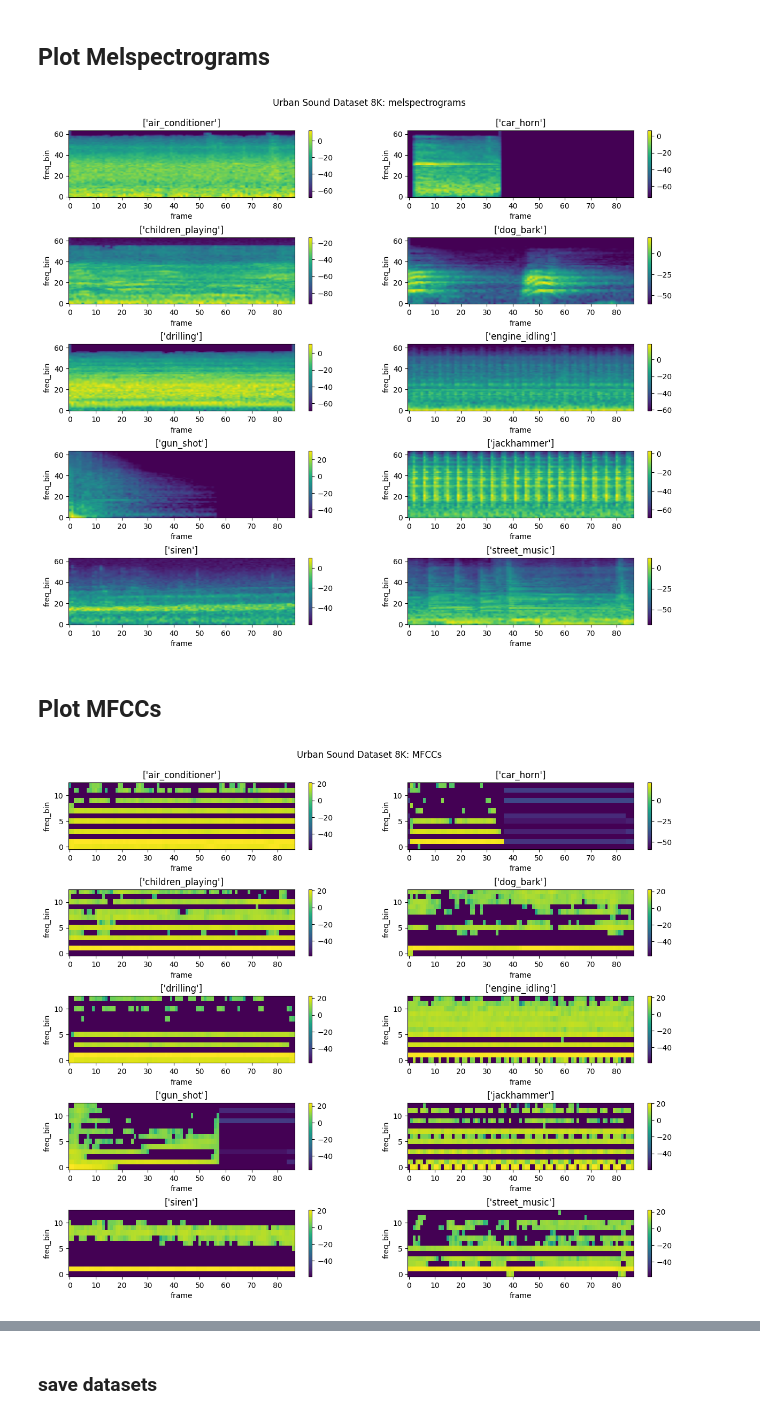
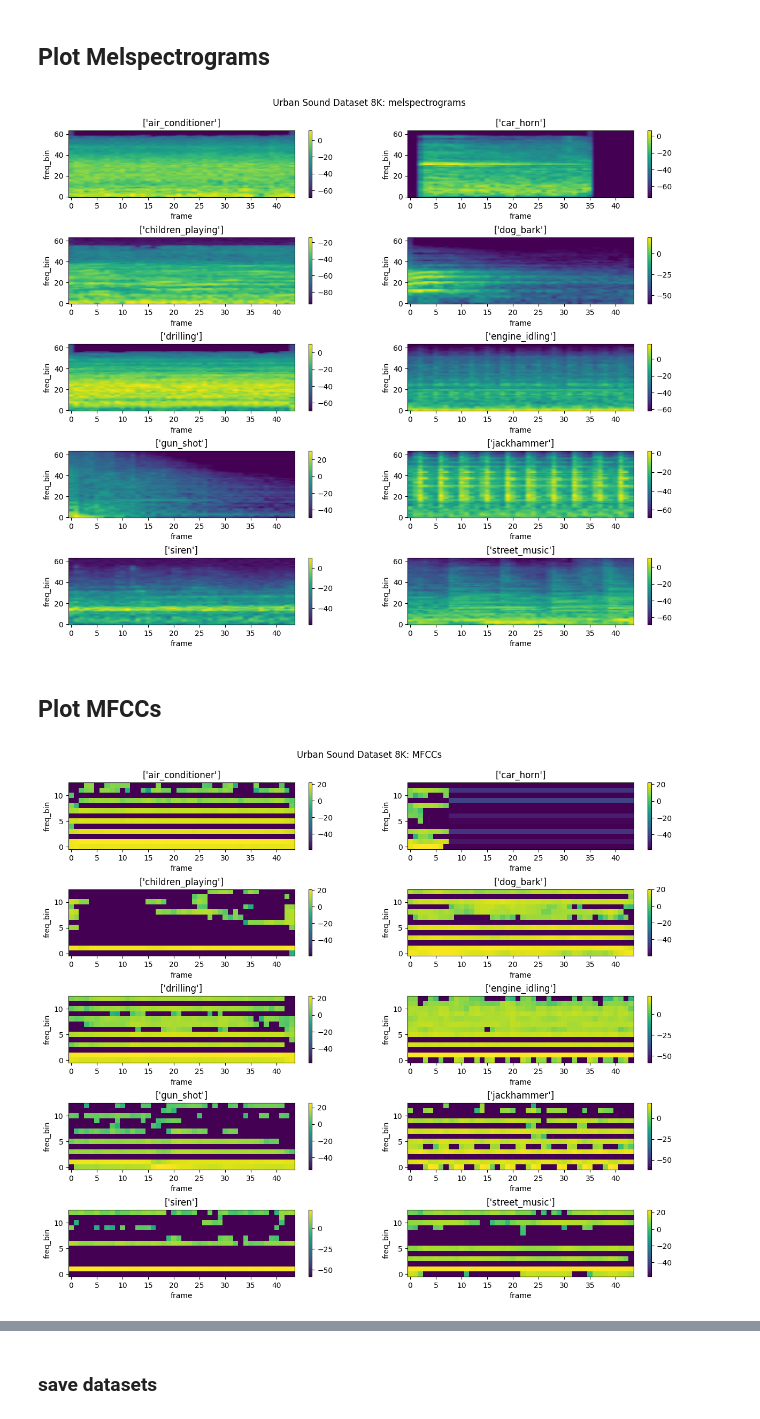
Before and after one commit to alextavern/musicAI, a Jupyter notebook: UrbanSound8K_Data_exploration+feature_extraction.ipynb, the cells around one changed output, grey strips where cells are left out. Saved outputs shown, nothing was run; the diff lists cells and outputs as text; code cells hidden in the pictures.

```diff
--- a/UrbanSound8K_Data_exploration+feature_extraction.ipynb
+++ b/UrbanSound8K_Data_exploration+feature_extraction.ipynb
@@ -302,7 +303,7 @@ The sample_rate is : 44100 and the number of samples is: 88200
 # %%
 FOLD = 1
 RESAMPLE_RATE = 44100
-NUMBER_OF_SAMPLES = 44100
+NUMBER_OF_SAMPLES = 22050
 # %%
 def plot_waveform(waveform, sample_rate, label):
     waveform = waveform.numpy()
@@ -449,9 +450,9 @@ for label, ax in zip(labels.keys(), axs.ravel()):
     ax.set_xlabel('frame')
     ax.set_ylabel('freq_bin')
 
-plt.savefig("figures/USD-processed_melspecs.png", bbox_inches='tight')
+# plt.savefig("figures/USD-processed_melspecs.png", bbox_inches='tight')
 # %% [output]
-[figure, old version]
+[figure, new version]
 # %% [markdown]
 ## Plot MFCCs
 # %%
@@ -479,25 +480,25 @@ dataset_mfcc = U.UrbanSoundPrep(PATH,
                                 resample_rate=RESAMPLE_RATE,
                                 number_of_samples=NUMBER_OF_SAMPLES)
 # %%
-sample_idx = 2
+sample_idx = 10
 n_rows = int((len(labels.keys()) / 2))
 
 fig, axs = plt.subplots(nrows=n_rows, ncols=2, figsize=(15, 12))
 plt.subplots_adjust(hspace=0.6)
 fig.suptitle("Urban Sound Dataset 8K: MFCCs", y=0.93)
 
 for label, ax in zip(labels.keys(), axs.ravel()):
     index = df.index[df['class']==label].tolist()
     waveform, sample_rate, label = dataset_mfcc[index[sample_idx]]
 
     im = ax.imshow(librosa.power_to_db(waveform[0]), origin="lower", aspect="auto")
     fig.colorbar(im, ax=ax)
 #     plt.show(block=False)
     key = [k for k, v in labels.items() if v == label]
     ax.set_title(key)
     ax.set_xlabel('frame')
     ax.set_ylabel('freq_bin')
 
-plt.savefig("figures/USDprocessed_mfcc.png", bbox_inches='tight')
+# plt.savefig("figures/USDprocessed_mfcc.png", bbox_inches='tight')
 # %% [output]
-[figure, old version]
+[figure, new version]
```
Also changed, not shown: parts of 18 cells of this notebook.
